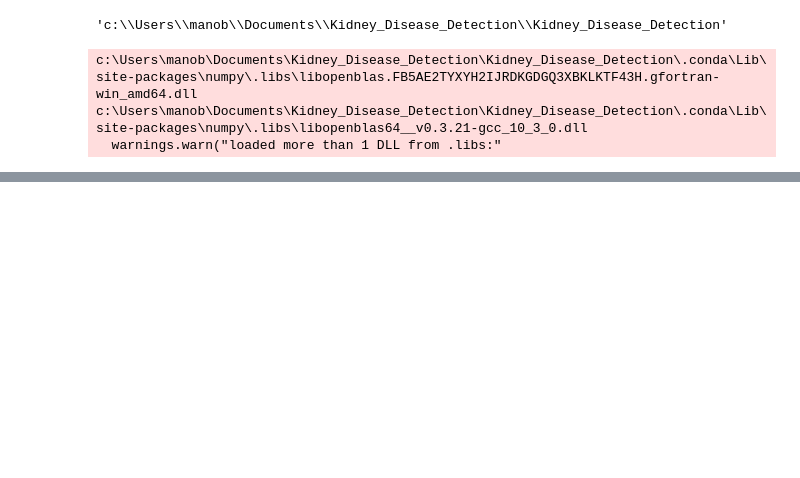
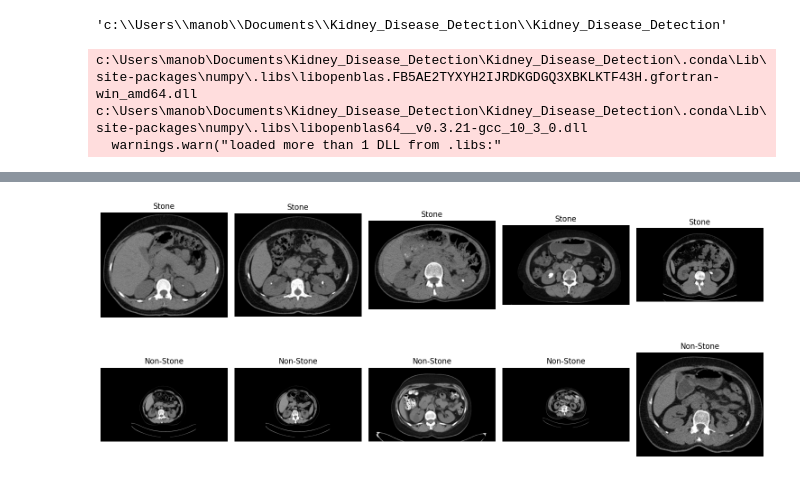
Before and after one commit to manokrishnan123/Kidney_Disease_Detection, a Jupyter notebook: research/exploratory_data_analysis.ipynb, the cells around one changed output, grey strips where cells are left out. Saved outputs shown, nothing was run; the diff lists cells and outputs as text; code cells hidden in the pictures; blank space fills up the shorter version.

```diff
--- a/research/exploratory_data_analysis.ipynb
+++ b/research/exploratory_data_analysis.ipynb
@@ -187,0 +67,18 @@ Corrupted images found: 0
+# %%
+# Show a few sample images
+def show_samples(samples, label, n=5):
+    filtered = [img for img, lbl in samples if lbl == label][:n]
+    plt.figure(figsize=(15, 3))
+    for i, img in enumerate(filtered):
+        plt.subplot(1, n, i+1)
+        plt.imshow(img, cmap='gray')
+        plt.title(f"{label}")
+        plt.axis('off')
+    plt.tight_layout()
+    plt.show()
+
+show_samples(sample_images, "Stone", n=5)
+show_samples(sample_images, "Non-Stone", n=5)
+# %% [output]
+[figure, added]
+[figure, added]
```
Also changed, not shown: parts of 25 cells of this notebook.
